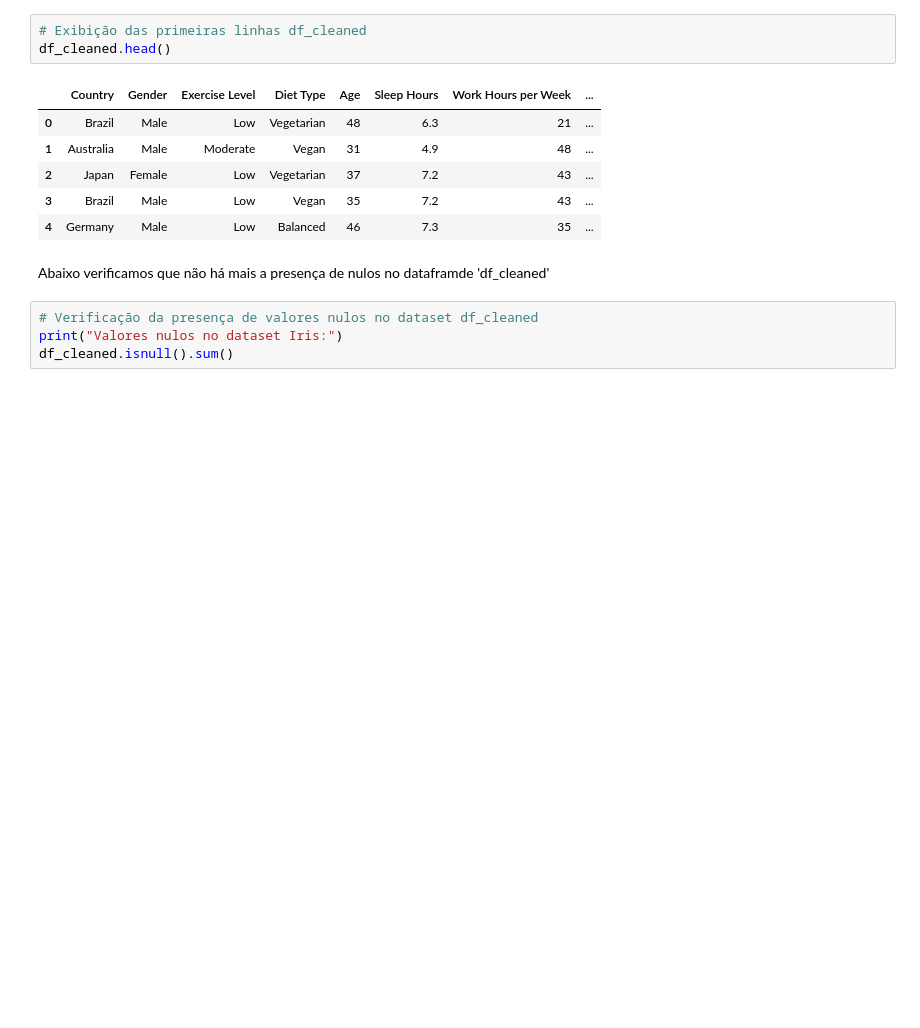
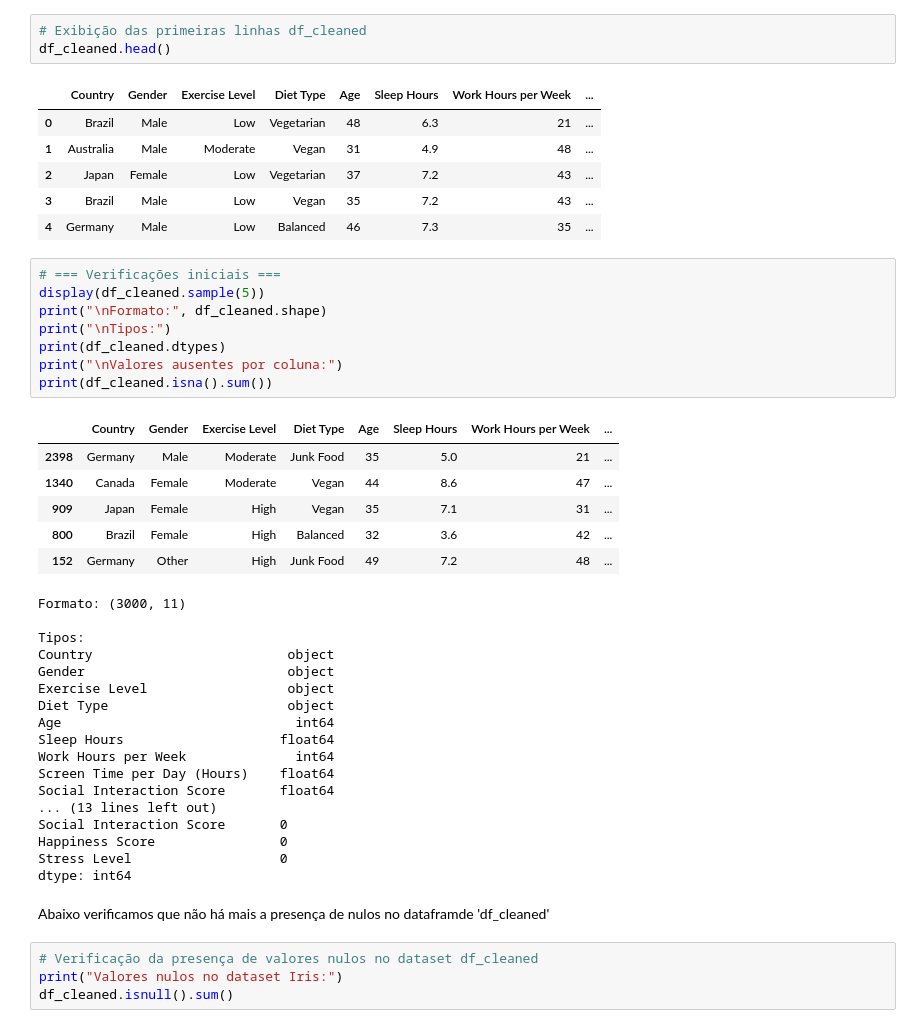
Before and after one commit to hugocfrias/MVP-Machine-Learning, a Jupyter notebook: MVP_Machine_Learning.ipynb, the cells around one changed output. Saved outputs shown, nothing was run; the diff lists cells and outputs as text; blank space fills up the shorter version.

```diff
--- a/MVP_Machine_Learning.ipynb
+++ b/MVP_Machine_Learning.ipynb
@@ -368,6 +368,38 @@ df_cleaned.head()
 | 2 | Japan | Female | Low | Vegetarian | 37 | 7.2 | 43 | ... |
 | 3 | Brazil | Male | Low | Vegan | 35 | 7.2 | 43 | ... |
 | 4 | Germany | Male | Low | Balanced | 46 | 7.3 | 35 | ... |
+# %%
+# === Verificações iniciais ===
+display(df_cleaned.sample(5))
+print("\nFormato:", df_cleaned.shape)
+print("\nTipos:")
+print(df_cleaned.dtypes)
+print("\nValores ausentes por coluna:")
+print(df_cleaned.isna().sum())
+# %% [output]
+|  | Country | Gender | Exercise Level | Diet Type | Age | Sleep Hours | Work Hours per Week | ... |
+| 2398 | Germany | Male | Moderate | Junk Food | 35 | 5.0 | 21 | ... |
+| 1340 | Canada | Female | Moderate | Vegan | 44 | 8.6 | 47 | ... |
+| 909 | Japan | Female | High | Vegan | 35 | 7.1 | 31 | ... |
+| 800 | Brazil | Female | High | Balanced | 32 | 3.6 | 42 | ... |
+| 152 | Germany | Other | High | Junk Food | 49 | 7.2 | 48 | ... |
+Formato: (3000, 11)
+
+Tipos:
+Country                         object
+Gender                          object
+Exercise Level                  object
+Diet Type                       object
+Age                              int64
+Sleep Hours                    float64
+Work Hours per Week              int64
+Screen Time per Day (Hours)    float64
+Social Interaction Score       float64
+... (13 lines left out)
+Social Interaction Score       0
+Happiness Score                0
+Stress Level                   0
+dtype: int64
 # %% [markdown]
 Abaixo verificamos que não há mais a presença de nulos no dataframde 'df_cleaned'
 # %%
```
Also changed, not shown: parts of 7 cells of this notebook.
